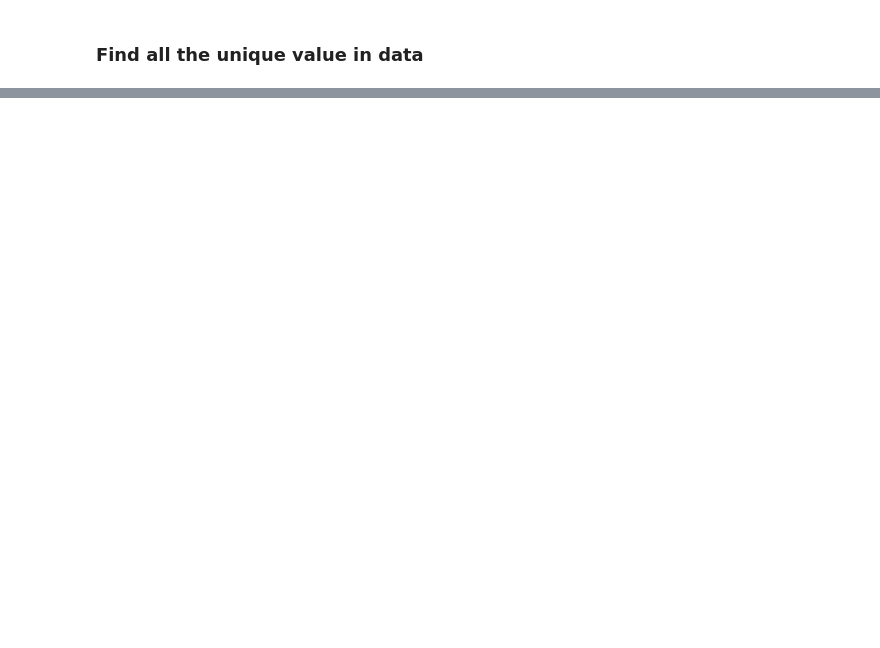
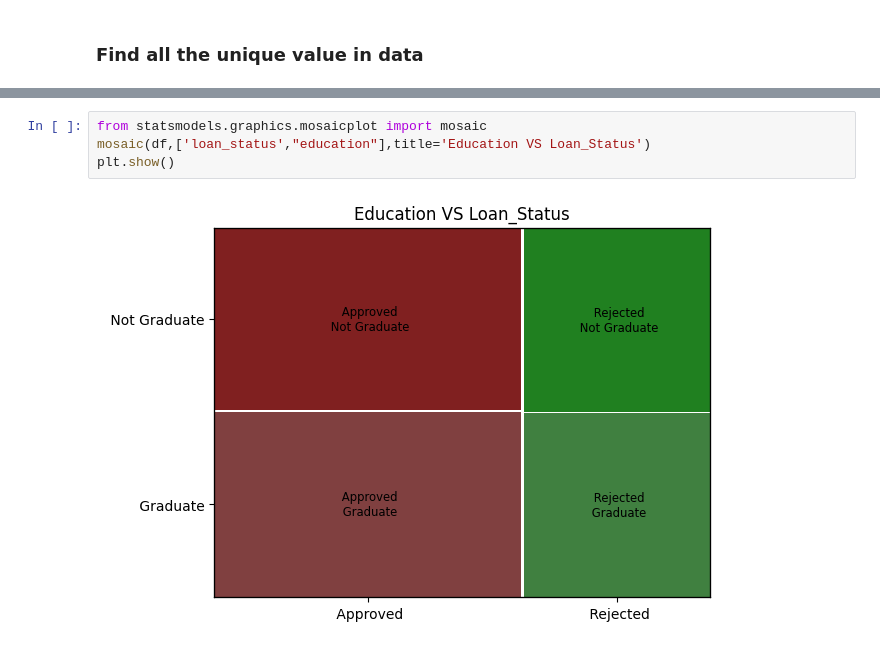
Before and after one commit to AdirajJohn/Loan_Approval_Prediction, a Jupyter notebook: loan_approval_model.ipynb, the cells around one changed output, grey strips where cells are left out. Saved outputs shown, nothing was run; the diff lists cells and outputs as text; blank space fills up the shorter version.

```diff
--- a/loan_approval_model.ipynb
+++ b/loan_approval_model.ipynb
@@ -92,0 +170,6 @@ for i in categorical:
+# %%
+from statsmodels.graphics.mosaicplot import mosaic
+mosaic(df,['loan_status',"education"],title='Education VS Loan_Status')
+plt.show()
+# %% [output]
+[figure, added]
```
Also changed, not shown: parts of 33 cells of this notebook.
